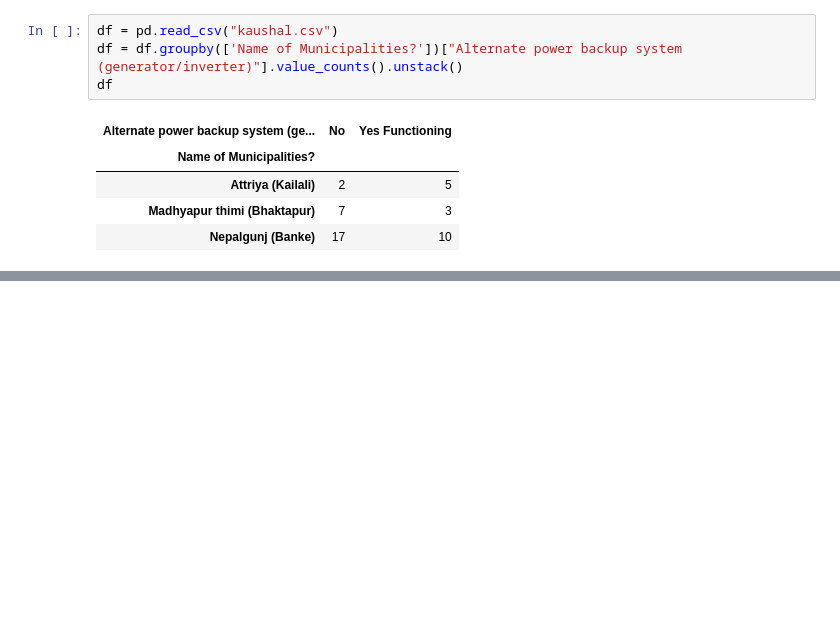
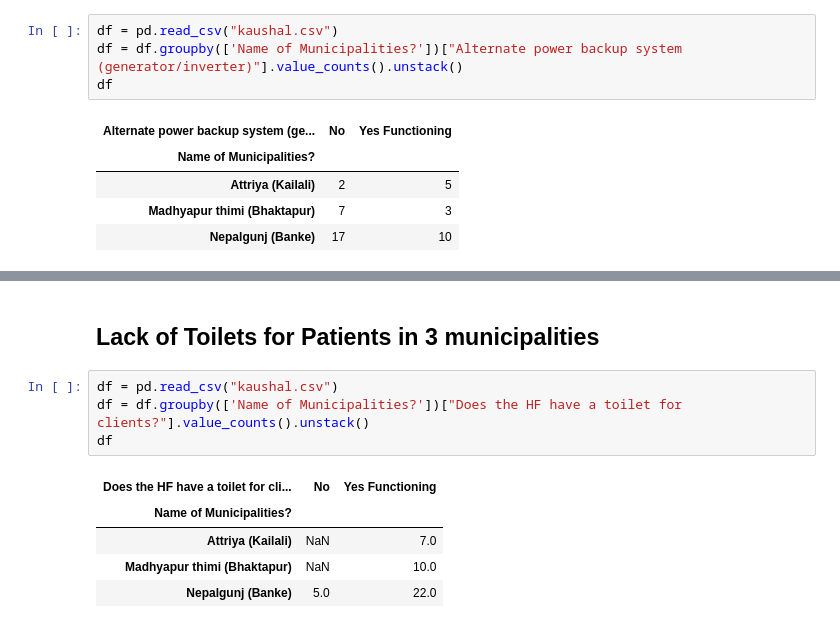
Before and after one commit to kaushu42/everest-hack-the-end, a Jupyter notebook: notebooks/Survey Visualization.ipynb, the cells around one changed output, grey strips where cells are left out. Drawn from its saved outputs; the diff is of its cells as text; blank space fills up the shorter version.

```diff
--- a/notebooks/Survey Visualization.ipynb
+++ b/notebooks/Survey Visualization.ipynb
@@ -503,0 +533,12 @@ fig.show()
+# %% [markdown]
+## Lack of Toilets for Patients in 3 municipalities
+# %%
+df = pd.read_csv("kaushal.csv")
+df = df.groupby(['Name of Municipalities?'])["Does the HF have a toilet for clients?"].value_counts().unstack()
+df
+# %% [output]
+| Does the HF have a toilet for cli... | No | Yes Functioning |
+| Name of Municipalities? |  |  |
+| Attriya (Kailali) | NaN | 7.0 |
+| Madhyapur thimi (Bhaktapur) | NaN | 10.0 |
+| Nepalgunj (Banke) | 5.0 | 22.0 |
```
Also changed, not shown: parts of 8 cells of this notebook.
